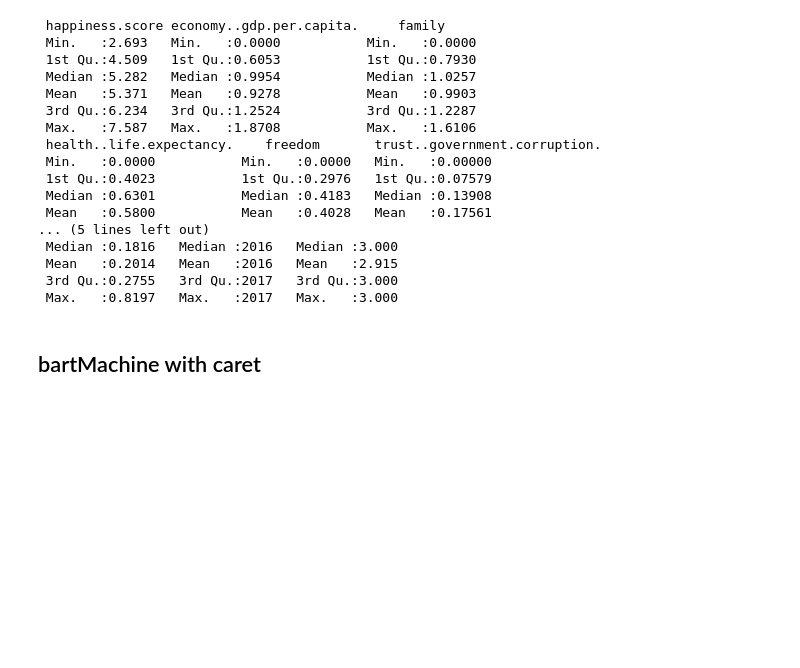
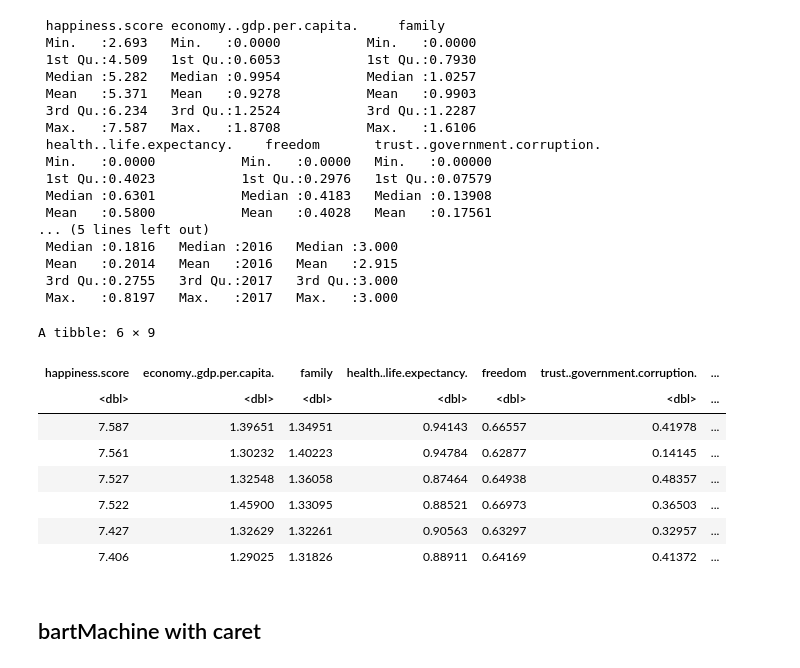
Before and after one commit to profwacko/stat-280-bayesian-project, a Jupyter notebook: notebooks/20191118_JOAQ_BART.ipynb, the cells around one changed output. Drawn from its saved outputs; the diff is of its cells as text; code cells hidden in the pictures; blank space fills up the shorter version.

```diff
--- a/20191118_JOAQ_BART.ipynb
+++ b/notebooks/20191118_JOAQ_BART.ipynb
@@ -77,6 +77,18 @@ summary(happiness.df)
  Mean   :0.2014   Mean   :2016   Mean   :2.915
  3rd Qu.:0.2755   3rd Qu.:2017   3rd Qu.:3.000
  Max.   :0.8197   Max.   :2017   Max.   :3.000
+# %%
+happiness.df %>% head
+# %% [output]
+A tibble: 6 × 9
+| happiness.score | economy..gdp.per.capita. | family | health..life.expectancy. | freedom | trust..government.corruption. | ... |
+| <dbl> | <dbl> | <dbl> | <dbl> | <dbl> | <dbl> | ... |
+| 7.587 | 1.39651 | 1.34951 | 0.94143 | 0.66557 | 0.41978 | ... |
+| 7.561 | 1.30232 | 1.40223 | 0.94784 | 0.62877 | 0.14145 | ... |
+| 7.527 | 1.32548 | 1.36058 | 0.87464 | 0.64938 | 0.48357 | ... |
+| 7.522 | 1.45900 | 1.33095 | 0.88521 | 0.66973 | 0.36503 | ... |
+| 7.427 | 1.32629 | 1.32261 | 0.90563 | 0.63297 | 0.32957 | ... |
+| 7.406 | 1.29025 | 1.31826 | 0.88911 | 0.64169 | 0.41372 | ... |
 # %% [markdown]
 ## bartMachine with caret
 # %%
```
Also changed, not shown: parts of 5 cells of this notebook, 3 other files.
